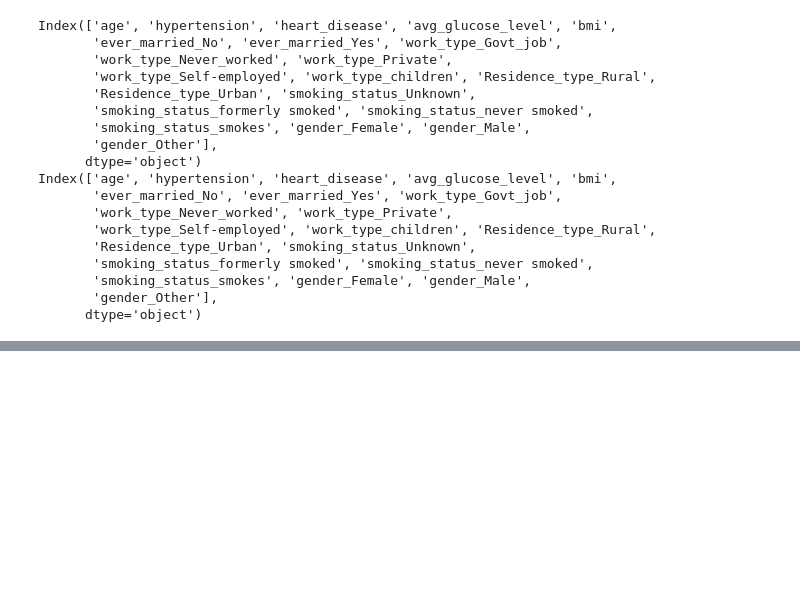
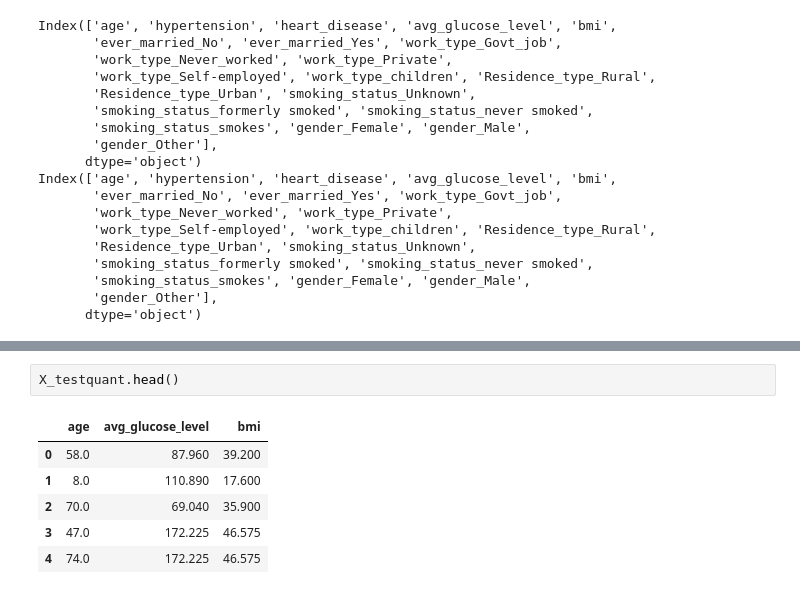
Before and after one commit to mro9kh/DS3001-final-project, a Jupyter notebook: DS3001_Project2ipynb.ipynb, the cells around one changed output, grey strips where cells are left out. Cells and saved outputs as stored; diff of their text form; blank space fills up the shorter version.

```diff
--- a/DS3001_Project2ipynb.ipynb
+++ b/DS3001_Project2ipynb.ipynb
@@ -471,0 +555,9 @@ Index(['age', 'hypertension', 'heart_disease', 'avg_glucose_level', 'bmi',
+# %%
+X_testquant.head()
+# %% [output]
+|  | age | avg_glucose_level | bmi |
+| 0 | 58.0 | 87.960 | 39.200 |
+| 1 | 8.0 | 110.890 | 17.600 |
+| 2 | 70.0 | 69.040 | 35.900 |
+| 3 | 47.0 | 172.225 | 46.575 |
+| 4 | 74.0 | 172.225 | 46.575 |
```
Also changed, not shown: parts of 20 cells of this notebook.
